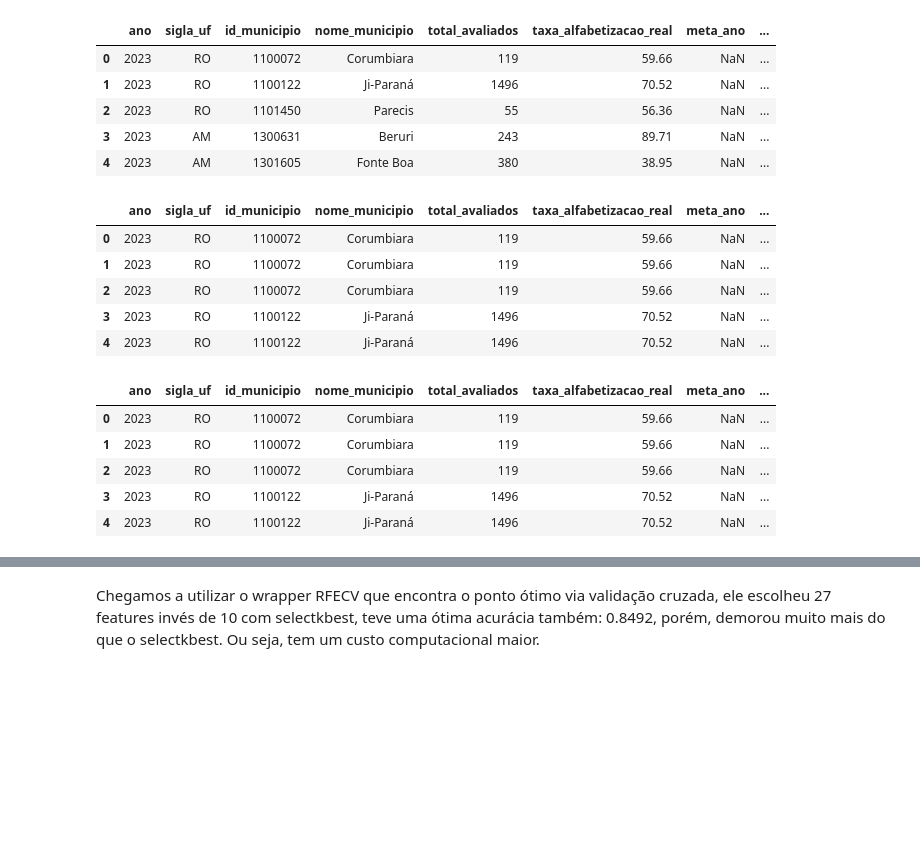
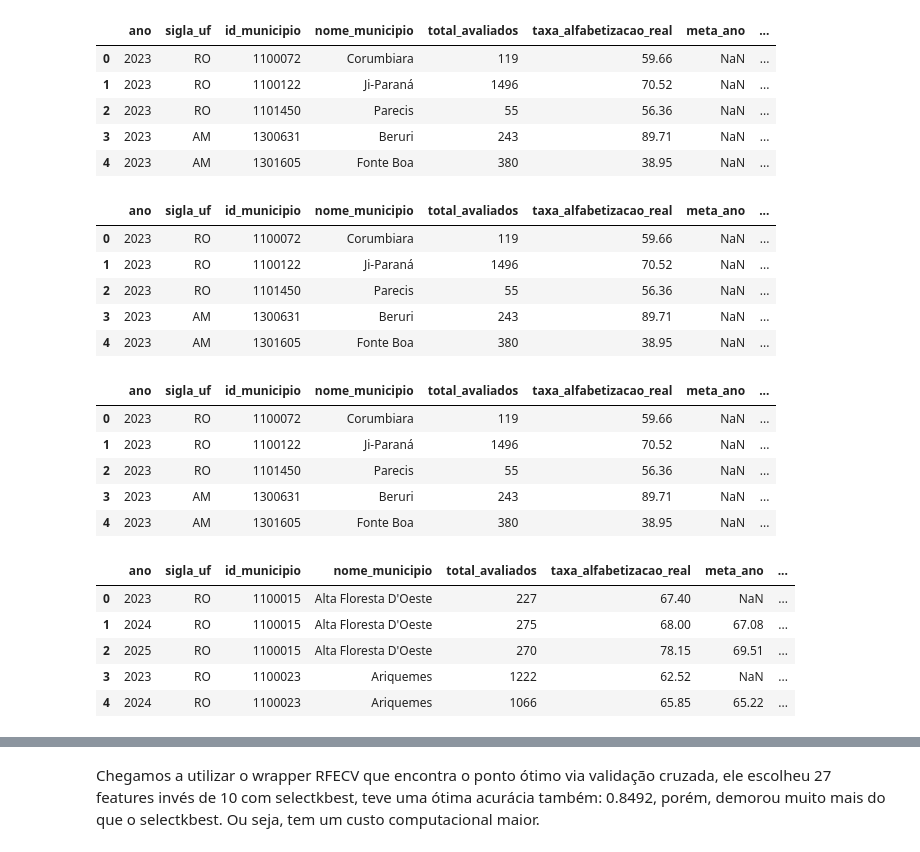
Before and after one commit to jcdematos/fiap-iast-tech-challange-03, a Jupyter notebook: jupyter-notebooks/Modelo_Classificação_Regressao_Logistica_Fase3.ipynb, the cells around one changed output, grey strips where cells are left out. Drawn from its saved outputs; the diff is of its cells as text; code cells hidden in the pictures; blank space fills up the shorter version.

```diff
--- a/jupyter-notebooks/Modelo_Classificação_Regressao_Logistica_Fase3.ipynb
+++ b/jupyter-notebooks/Modelo_Classificação_Regressao_Logistica_Fase3.ipynb
@@ -120,35 +130,34 @@ dados.head(n=5)
 # %%
 pib_renda = pd.read_csv('pib_renda_gold.csv')
 
-#Merge de IDHM
+# # Filtra apenas colunas necessárias e remove duplicatas de id_municipio
+pib_renda_unico = pib_renda[[
+    'id_municipio',
+    'pib_per_capita_R$',
+    'renda_media_per_capita_R$',
+    'densidade_demografica'
+]].drop_duplicates(subset=['id_municipio'])
+
+# Merge sem gerar linhas duplicadas
 dados_mais_pib_renda = dados.merge(
-    pib_renda[['id_municipio', 'pib_per_capita_R$','renda_media_per_capita_R$','densidade_demografica']],
+    pib_renda_unico,
     on='id_municipio',
     how='left'
 )
-
 dados_mais_pib_renda.head()
 # %% [output]
 |  | ano | sigla_uf | id_municipio | nome_municipio | total_avaliados | taxa_alfabetizacao_real | meta_ano | ... |
 | 0 | 2023 | RO | 1100072 | Corumbiara | 119 | 59.66 | NaN | ... |
-| 1 | 2023 | RO | 1100072 | Corumbiara | 119 | 59.66 | NaN | ... |
-| 2 | 2023 | RO | 1100072 | Corumbiara | 119 | 59.66 | NaN | ... |
-| 3 | 2023 | RO | 1100122 | Ji-Paraná | 1496 | 70.52 | NaN | ... |
-| 4 | 2023 | RO | 1100122 | Ji-Paraná | 1496 | 70.52 | NaN | ... |
+| 1 | 2023 | RO | 1100122 | Ji-Paraná | 1496 | 70.52 | NaN | ... |
+| 2 | 2023 | RO | 1101450 | Parecis | 55 | 56.36 | NaN | ... |
+| 3 | 2023 | AM | 1300631 | Beruri | 243 | 89.71 | NaN | ... |
+| 4 | 2023 | AM | 1301605 | Fonte Boa | 380 | 38.95 | NaN | ... |
 # %%
 # ======================================
 # IMPUTER TRANSFORMER
 # ======================================
 
 #Colunas de meta_ano e desvio_ano não possuem valores para 2023 porque foi o primeiro ano da pesquisa (sem meta para aquele ano específico porque começou naquele momento)
-
-#Não escolhemos SimpleImputer ou KNNImputer porque preencher o desvio ausente com a média dos desvios de quem tinha meta vai inventar um desvio para quem não deveria ter nenhum, e no caso do KNN, ele tentará adivinhar o desvio com base em outros clientes/registros parecidos, violando a regra de negócio de que "sem meta = sem desvio".
-
-# # 1. Preenche o desvio com 0 quando não houver meta
-# dados['desvio_meta'] = dados['desvio_meta'].fillna(0)
-
-# 2. Preenche a meta_ano com um valor sentinela (ex: -1) para não quebrar a regressão
-# dados['meta_ano'] = dados['meta_ano'].fillna(-1)
 
 imputer_num = SimpleImputer(strategy='median')
 
@@ -160,8 +169,44 @@ dados_mais_pib_renda.head()
 # %% [output]
 |  | ano | sigla_uf | id_municipio | nome_municipio | total_avaliados | taxa_alfabetizacao_real | meta_ano | ... |
 | 0 | 2023 | RO | 1100072 | Corumbiara | 119 | 59.66 | NaN | ... |
-| 1 | 2023 | RO | 1100072 | Corumbiara | 119 | 59.66 | NaN | ... |
-| 2 | 2023 | RO | 1100072 | Corumbiara | 119 | 59.66 | NaN | ... |
-| 3 | 2023 | RO | 1100122 | Ji-Paraná | 1496 | 70.52 | NaN | ... |
-| 4 | 2023 | RO | 1100122 | Ji-Paraná | 1496 | 70.52 | NaN | ... |
+| 1 | 2023 | RO | 1100122 | Ji-Paraná | 1496 | 70.52 | NaN | ... |
+| 2 | 2023 | RO | 1101450 | Parecis | 55 | 56.36 | NaN | ... |
+| 3 | 2023 | AM | 1300631 | Beruri | 243 | 89.71 | NaN | ... |
+| 4 | 2023 | AM | 1301605 | Fonte Boa | 380 | 38.95 | NaN | ... |
+# %%
+# ======================================
+# FEATURE ENGINEERING
+# ======================================
+#Foi feita na Gold porque na Silver só tínhamos a meta do municipio e a taxa real, na Gold calculamos o desvio entre a meta e realidade.
+
+#Porém, como estamos trabalhando com dados de 2023, 2024 e 2025, vamos trabalhar com séries temporais. Como nossa amostragem é de apenas 3 anos, ao tentar decompor nosso dataset nos deparamos com a dificuldade de aplicar um período ideal na biblioteca de statsmodel, para aplicar 2, teríamos que ter pelo menos 4 observações, e nós extraímos a média por ano de 3 anos, ou seja, nossa amostragem era insuficiente.
+#Para o ADF também tivemos problemas por conta da amostragem pequena também.
+#Com isso, como nosso dataframe possui dados temporais e o algoritmo não tem a capacidade de interpretá-lo de maneira sequencial (temporal), vamos utilizar séries temporais para utilizá-los corretamente no nosso modelo, de forma que não tenha data leakege, onde o modelo poderia prever o "passado utilizando o futuro", com dados de 2025 na previsão de 2025, por exemplo.
+
+# 1. Garantir a ordenação temporal correta por município
+dados_mais_pib_renda = dados_mais_pib_renda.sort_values(
+    by=["id_municipio", "ano"]
+).reset_index(drop=True)
+
+# Criar lag_1 (valor do ano anterior: t-1) e lag_2 e diff
+dados_mais_pib_renda["lag_1"] = dados_mais_pib_renda.groupby("id_municipio")[
+    "taxa_alfabetizacao_real"
+].shift(1)
+
+dados_mais_pib_renda['diff_1'] = dados_mais_pib_renda['taxa_alfabetizacao_real'].diff(1)
+
+# Criar média móvel dos 2 anos anteriores (shift(1) evita vazamento do ano corrente)
+dados_mais_pib_renda["rolling_mean_2"] = (
+    dados_mais_pib_renda.groupby("id_municipio")["taxa_alfabetizacao_real"]
+    .transform(lambda x: x.shift(1).rolling(2, min_periods=1).mean())
+)
+
+dados_mais_pib_renda.head()
+# %% [output]
+|  | ano | sigla_uf | id_municipio | nome_municipio | total_avaliados | taxa_alfabetizacao_real | meta_ano | ... |
+| 0 | 2023 | RO | 1100015 | Alta Floresta D'Oeste | 227 | 67.40 | NaN | ... |
+| 1 | 2024 | RO | 1100015 | Alta Floresta D'Oeste | 275 | 68.00 | 67.08 | ... |
+| 2 | 2025 | RO | 1100015 | Alta Floresta D'Oeste | 270 | 78.15 | 69.51 | ... |
+| 3 | 2023 | RO | 1100023 | Ariquemes | 1222 | 62.52 | NaN | ... |
+| 4 | 2024 | RO | 1100023 | Ariquemes | 1066 | 65.85 | 65.22 | ... |
 # %%
```
Also changed, not shown: parts of 9 cells of this notebook.
